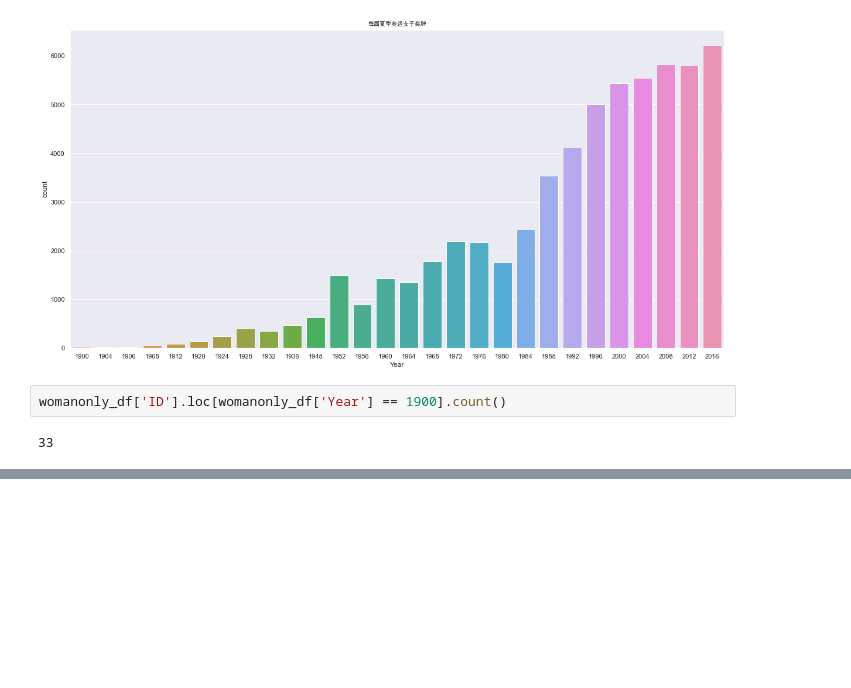
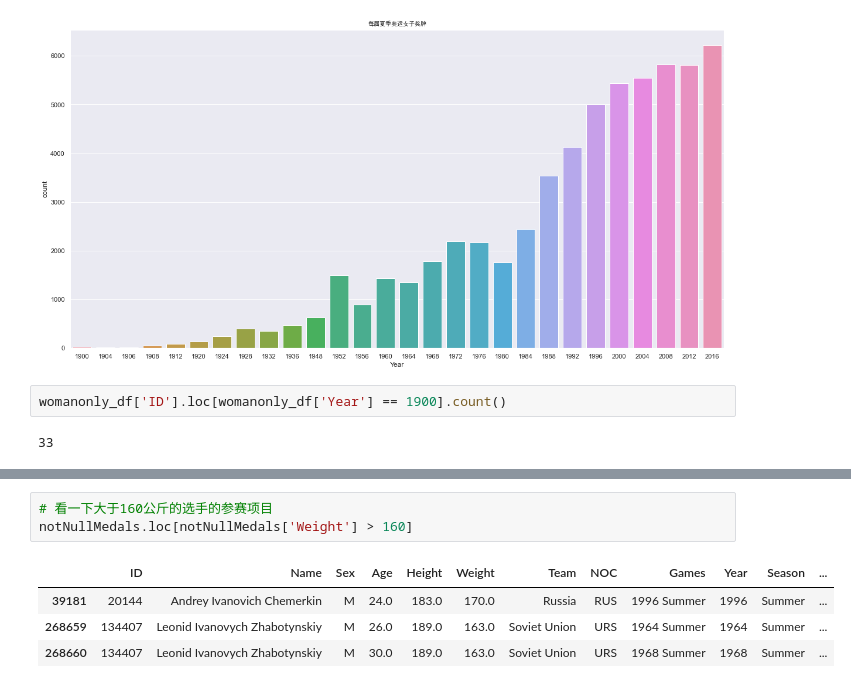
Before and after one commit to joydesigner/csdn-python, a Jupyter notebook: Olympic_DA/olympic_history/da.ipynb, the cells around one changed output, grey strips where cells are left out. Drawn from its saved outputs; the diff is of its cells as text; blank space fills up the shorter version.

```diff
--- a/Olympic_DA/olympic_history/da.ipynb
+++ b/Olympic_DA/olympic_history/da.ipynb
@@ -167,0 +237,8 @@ womanonly_df['ID'].loc[womanonly_df['Year'] == 1900].count()
+# %%
+# 看一下大于160公斤的选手的参赛项目
+notNullMedals.loc[notNullMedals['Weight'] > 160]
+# %% [output]
+|  | ID | Name | Sex | Age | Height | Weight | Team | NOC | Games | Year | Season | ... |
+| 39181 | 20144 | Andrey Ivanovich Chemerkin | M | 24.0 | 183.0 | 170.0 | Russia | RUS | 1996 Summer | 1996 | Summer | ... |
+| 268659 | 134407 | Leonid Ivanovych Zhabotynskiy | M | 26.0 | 189.0 | 163.0 | Soviet Union | URS | 1964 Summer | 1964 | Summer | ... |
+| 268660 | 134407 | Leonid Ivanovych Zhabotynskiy | M | 30.0 | 189.0 | 163.0 | Soviet Union | URS | 1968 Summer | 1968 | Summer | ... |
```
Also changed, not shown: parts of 6 cells of this notebook.
